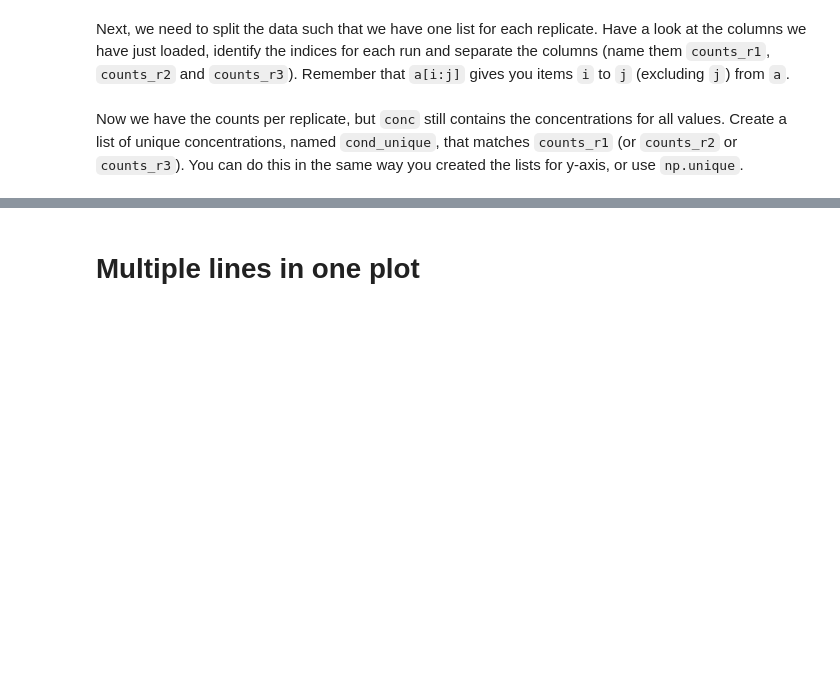
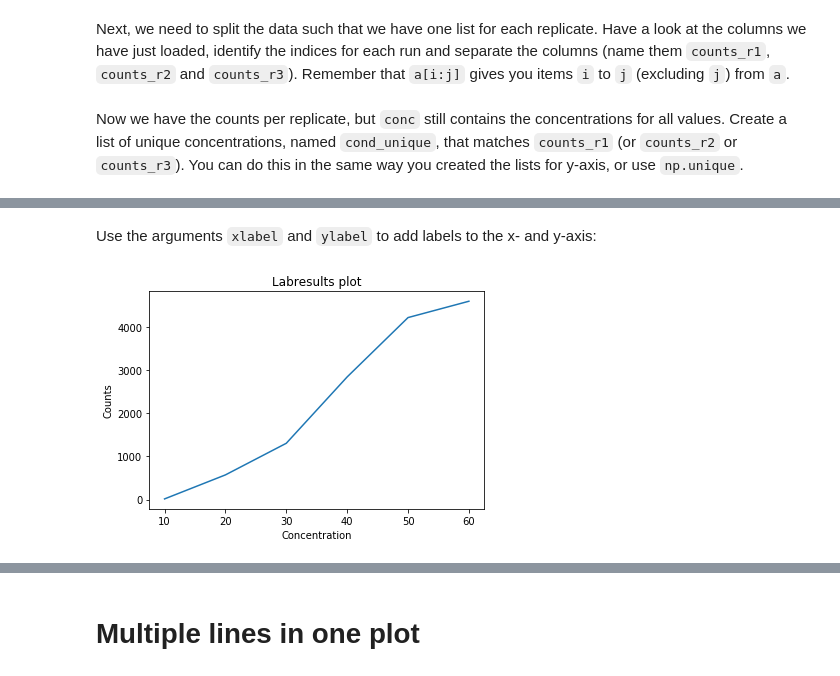
Before and after one commit to lacdr-tox/basic-programming-in-drug-discovery, a Jupyter notebook: python/exercises/2. Basic Plotting.ipynb, the cells around one changed output, grey strips where cells are left out. Cells and saved outputs as stored; diff of their text form; code cells hidden in the pictures; blank space fills up the shorter version.

```diff
--- a/python/exercises/2. Basic Plotting.ipynb
+++ b/python/exercises/2. Basic Plotting.ipynb
@@ -61,0 +64,9 @@ First, start by creating a plot for the first run. There are a few requirements
+# %% [markdown]
+Use the arguments `xlabel` and `ylabel` to add labels to the x- and y-axis:
+# %%
+fig = plt.figure()
+ax = plt.gca()
+ax.plot(conc_unique,counts_r1)
+ax.set(title='Labresults plot',xlabel='Concentration',ylabel='Counts');
+# %% [output]
+[figure, added]
```
Also changed, not shown: parts of 15 cells of this notebook.
